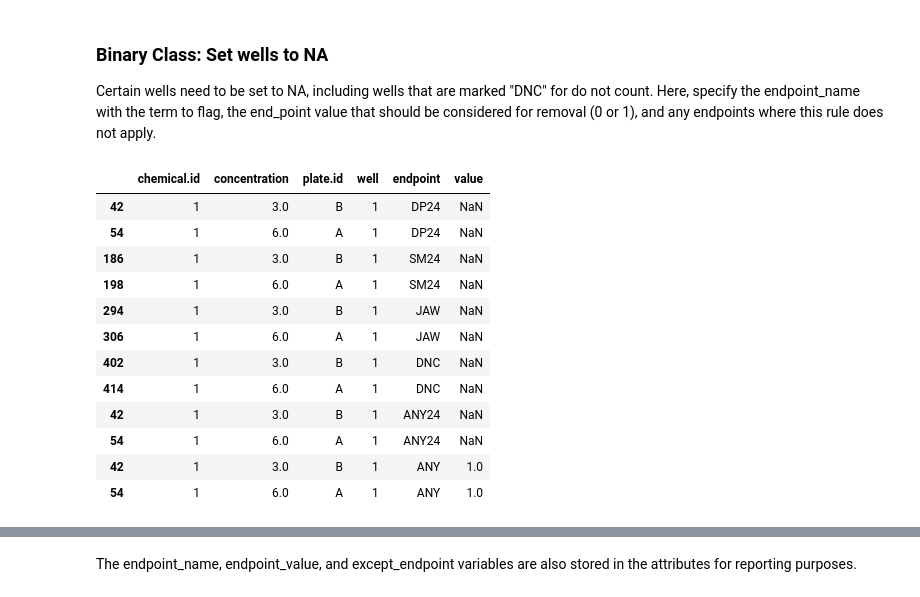
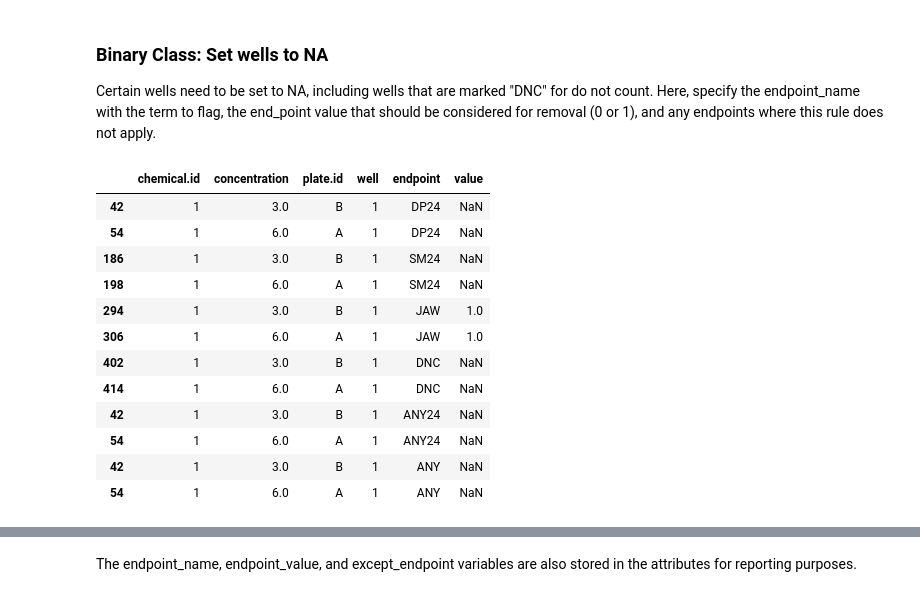
Before and after one commit to PNNL-CompBio/bmdrc, a Jupyter notebook: vignettes/Binary Class Example.ipynb, the cells around one changed output, grey strips where cells are left out. Saved outputs shown, nothing was run; the diff lists cells and outputs as text; code cells hidden in the pictures.

```diff
--- a/vignettes/Binary Class Example.ipynb
+++ b/vignettes/Binary Class Example.ipynb
@@ -151,21 +190,21 @@ print(Long.report_combination)
 Certain wells need to be set to NA, including wells that are marked "DNC" for do not count. Here, specify the endpoint_name with the term to flag, the end_point value that should be considered for removal (0 or 1), and any endpoints where this rule does not apply.
 # %%
 # Set specific endpoints to NA
-Long.set_well_to_na(endpoint_name = "DNC", endpoint_value = 1, except_endpoint = ["ANY"])
+Long.set_well_to_na(endpoint_name = "DNC", endpoint_value = 1, except_endpoint = ["JAW"])
 
 # These should all be NA, except for ANY
 Long.df[Long.df["bmdrc.Well.ID"].isin(["1 3.0 B 1", "1 6.0 A 1"])].iloc[:, :6]
 # %% [output]
 |  | chemical.id | concentration | plate.id | well | endpoint | value |
 | 42 | 1 | 3.0 | B | 1 | DP24 | NaN |
 | 54 | 1 | 6.0 | A | 1 | DP24 | NaN |
 | 186 | 1 | 3.0 | B | 1 | SM24 | NaN |
 | 198 | 1 | 6.0 | A | 1 | SM24 | NaN |
-| 294 | 1 | 3.0 | B | 1 | JAW | NaN |
-| 306 | 1 | 6.0 | A | 1 | JAW | NaN |
+| 294 | 1 | 3.0 | B | 1 | JAW | 1.0 |
+| 306 | 1 | 6.0 | A | 1 | JAW | 1.0 |
 | 402 | 1 | 3.0 | B | 1 | DNC | NaN |
 | 414 | 1 | 6.0 | A | 1 | DNC | NaN |
 | 42 | 1 | 3.0 | B | 1 | ANY24 | NaN |
 | 54 | 1 | 6.0 | A | 1 | ANY24 | NaN |
-| 42 | 1 | 3.0 | B | 1 | ANY | 1.0 |
-| 54 | 1 | 6.0 | A | 1 | ANY | 1.0 |
+| 42 | 1 | 3.0 | B | 1 | ANY | NaN |
+| 54 | 1 | 6.0 | A | 1 | ANY | NaN |
```
Also changed, not shown: parts of 3 cells of this notebook, 2 other files.
